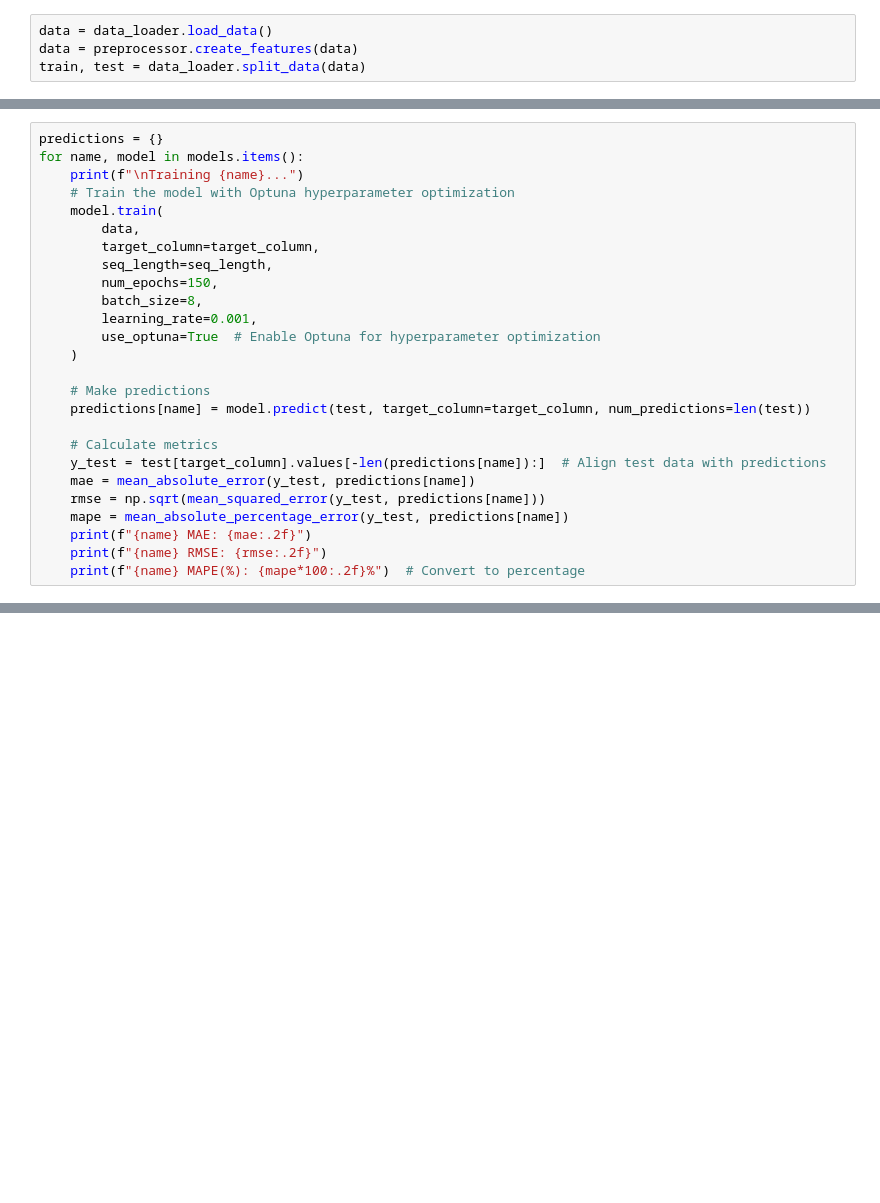
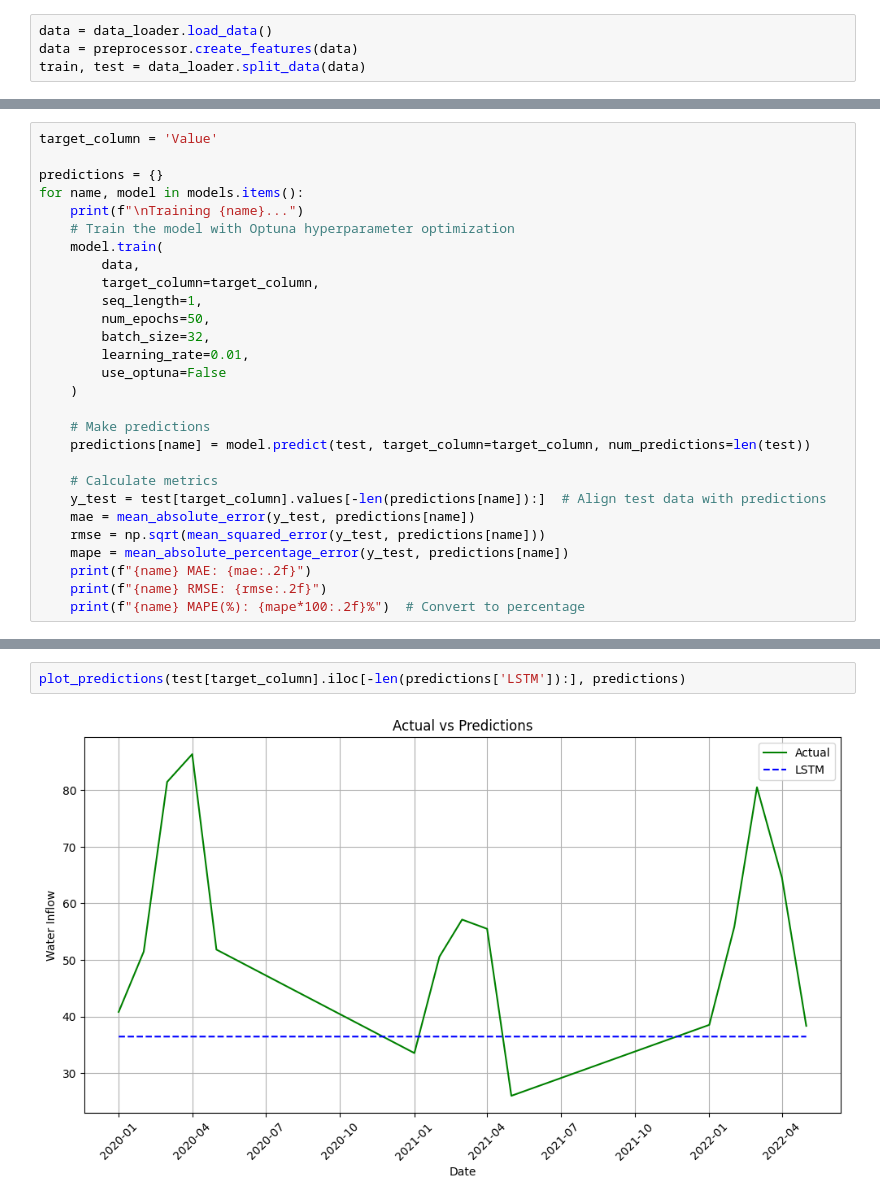
Before and after one commit to hamzagorgulu/ManufacturingPlant, a Jupyter notebook: regression/src/presentation_task2.ipynb, the cells around one changed output, grey strips where cells are left out. Drawn from its saved outputs; the diff is of its cells as text; blank space fills up the shorter version.

```diff
--- a/regression/src/presentation_task2.ipynb
+++ b/regression/src/presentation_task2.ipynb
@@ -163,4 +228,6 @@ models = {
 # %%
+target_column = 'Value'
+
 predictions = {}
 for name, model in models.items():
     print(f"\nTraining {name}...")
@@ -168,11 +235,11 @@ for name, model in models.items():
     model.train(
         data,
         target_column=target_column,
-        seq_length=seq_length,
-        num_epochs=150,
-        batch_size=8,
-        learning_rate=0.001,
-        use_optuna=True  # Enable Optuna for hyperparameter optimization
+        seq_length=1,
+        num_epochs=50,
+        batch_size=32,
+        learning_rate=0.01,
+        use_optuna=False
     )
 
     # Make predictions
@@ -188,0 +280,4 @@ for name, model in models.items():
+# %%
+plot_predictions(test[target_column].iloc[-len(predictions['LSTM']):], predictions)
+# %% [output]
+[figure, added]
```
Also changed, not shown: parts of 18 cells of this notebook, 3 other files.
